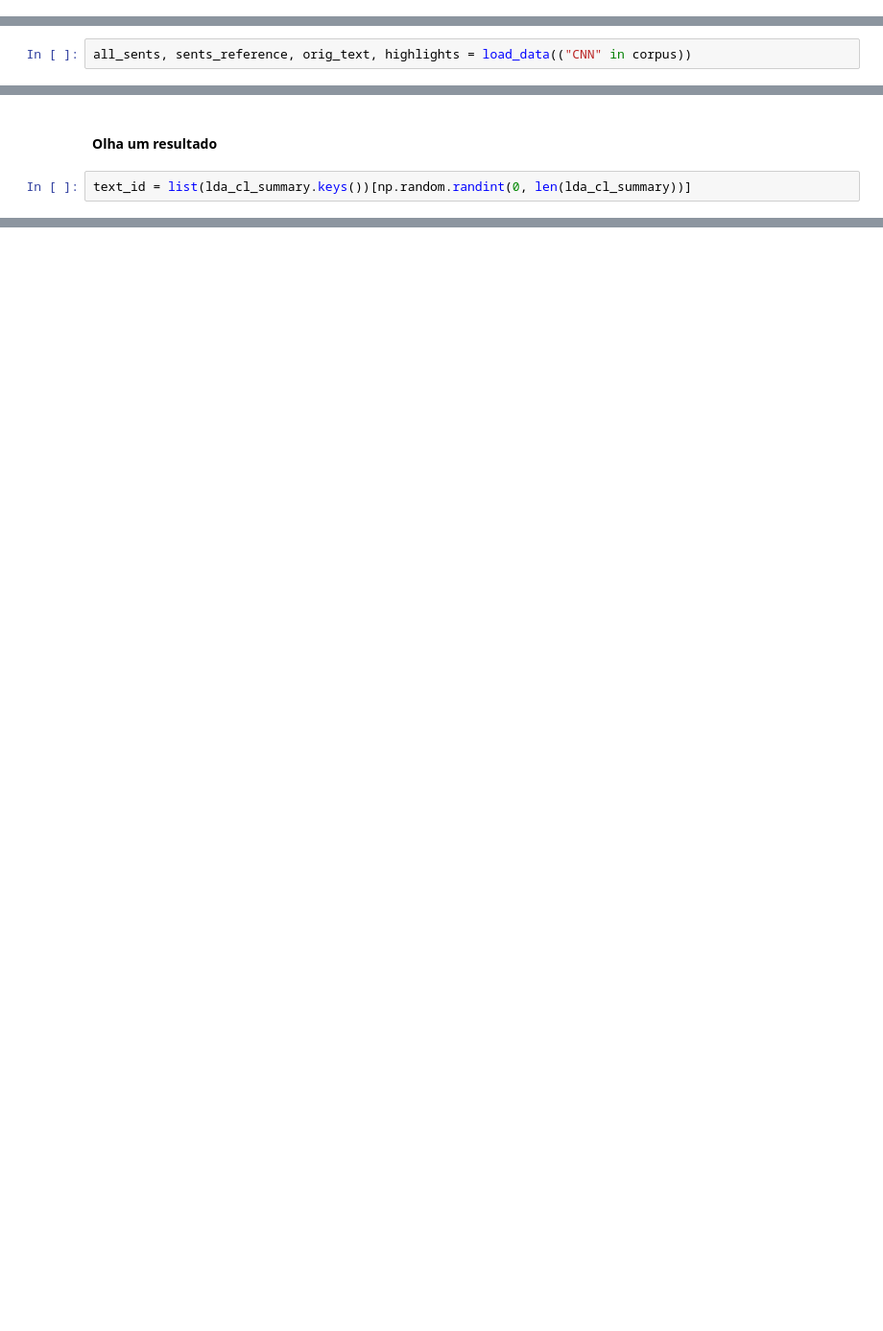
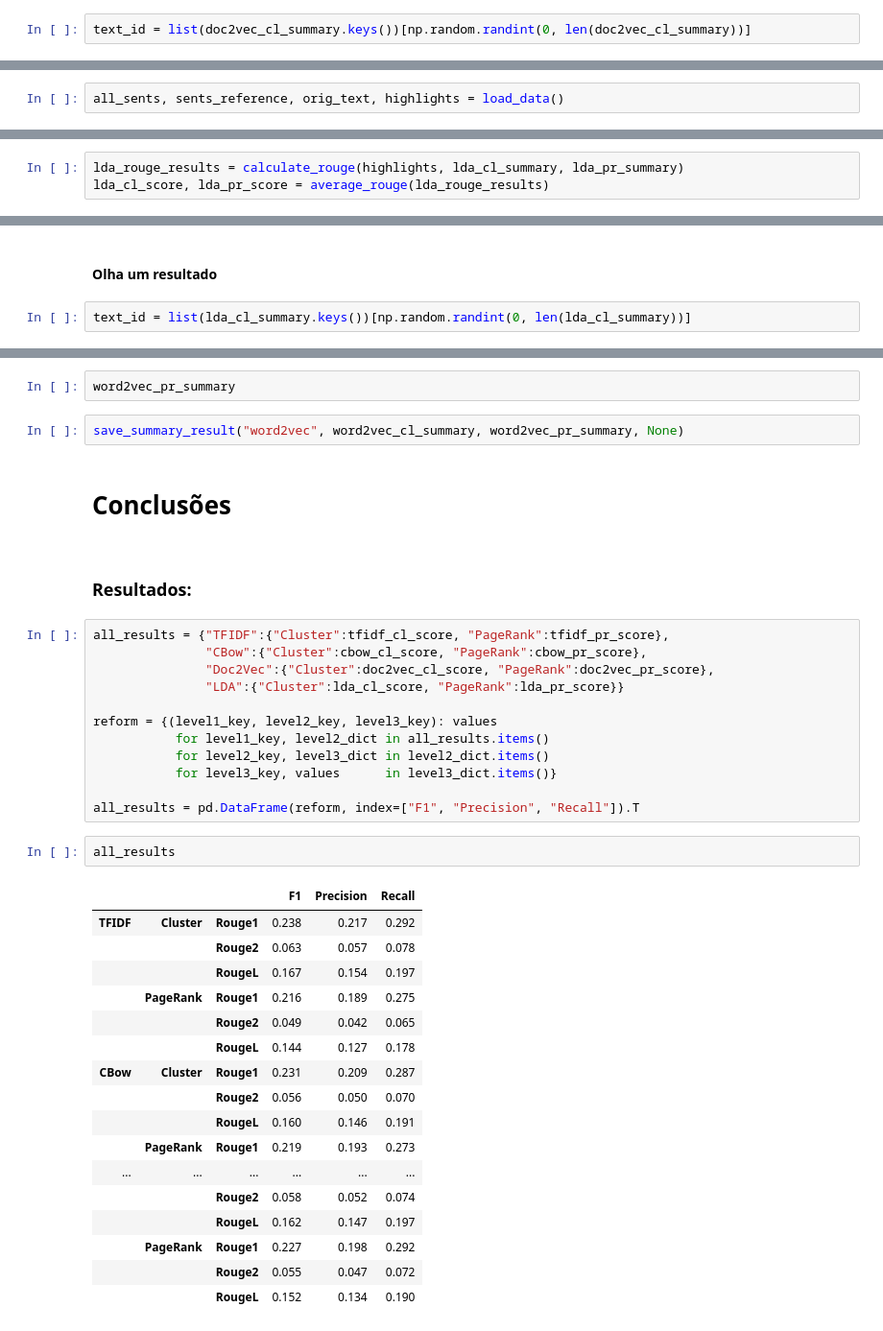
Before and after one commit to edufm/Sumarizador, a Jupyter notebook: main.ipynb, the cells around one changed output, grey strips where cells are left out. Shown at 96% size. Saved outputs shown, nothing was run; the diff lists cells and outputs as text; blank space fills up the shorter version.

Commit message:
Todos os algoritimos foram implementados para sentenças, e word2vec para palavras chave e documentação do projeto

```diff
--- a/main.ipynb
+++ b/main.ipynb
@@ -322,0 +499,2 @@ NameError: name 'word2vec_pr_summary' is not defined
+# %%
+text_id = list(doc2vec_cl_summary.keys())[np.random.randint(0, len(doc2vec_cl_summary))]
@@ -323,5 +537,5 @@ NameError: name 'word2vec_pr_summary' is not defined
 # %%
-all_sents, sents_reference, orig_text, highlights = load_data(("CNN" in corpus))
+all_sents, sents_reference, orig_text, highlights = load_data()
 # %%
 dictionary = Dictionary(all_sents)
 doc2bow = [dictionary.doc2bow(sent) for sent in all_sents]
@@ -370,0 +587,3 @@ for text_id in lda_pr_best.keys():
+# %%
+lda_rouge_results = calculate_rouge(highlights, lda_cl_summary, lda_pr_summary)
+lda_cl_score, lda_pr_score = average_rouge(lda_rouge_results)
@@ -390,0 +718,41 @@ lda_pr_summary[text_id]
+# %%
+word2vec_pr_summary
+# %%
+save_summary_result("word2vec", word2vec_cl_summary, word2vec_pr_summary, None)
+# %% [markdown]
+# Conclusões
+<a id='Conc'></a>
+# %% [markdown]
+### Resultados:
+# %%
+all_results = {"TFIDF":{"Cluster":tfidf_cl_score, "PageRank":tfidf_pr_score},
+               "CBow":{"Cluster":cbow_cl_score, "PageRank":cbow_pr_score},
+               "Doc2Vec":{"Cluster":doc2vec_cl_score, "PageRank":doc2vec_pr_score},
+               "LDA":{"Cluster":lda_cl_score, "PageRank":lda_pr_score}}
+
+reform = {(level1_key, level2_key, level3_key): values
+           for level1_key, level2_dict in all_results.items()
+           for level2_key, level3_dict in level2_dict.items()
+           for level3_key, values      in level3_dict.items()}
+
+all_results = pd.DataFrame(reform, index=["F1", "Precision", "Recall"]).T
+# %%
+all_results
+# %% [output]
+|  |  |  | F1 | Precision | Recall |
+| TFIDF | Cluster | Rouge1 | 0.238 | 0.217 | 0.292 |
+|  |  | Rouge2 | 0.063 | 0.057 | 0.078 |
+|  |  | RougeL | 0.167 | 0.154 | 0.197 |
+|  | PageRank | Rouge1 | 0.216 | 0.189 | 0.275 |
+|  |  | Rouge2 | 0.049 | 0.042 | 0.065 |
+|  |  | RougeL | 0.144 | 0.127 | 0.178 |
+| CBow | Cluster | Rouge1 | 0.231 | 0.209 | 0.287 |
+|  |  | Rouge2 | 0.056 | 0.050 | 0.070 |
+|  |  | RougeL | 0.160 | 0.146 | 0.191 |
+|  | PageRank | Rouge1 | 0.219 | 0.193 | 0.273 |
+| ... | ... | ... | ... | ... | ... |
+|  |  | Rouge2 | 0.058 | 0.052 | 0.074 |
+|  |  | RougeL | 0.162 | 0.147 | 0.197 |
+|  | PageRank | Rouge1 | 0.227 | 0.198 | 0.292 |
+|  |  | Rouge2 | 0.055 | 0.047 | 0.072 |
+|  |  | RougeL | 0.152 | 0.134 | 0.190 |
```
Also changed, not shown: parts of 88 cells of this notebook, 18 other files.
